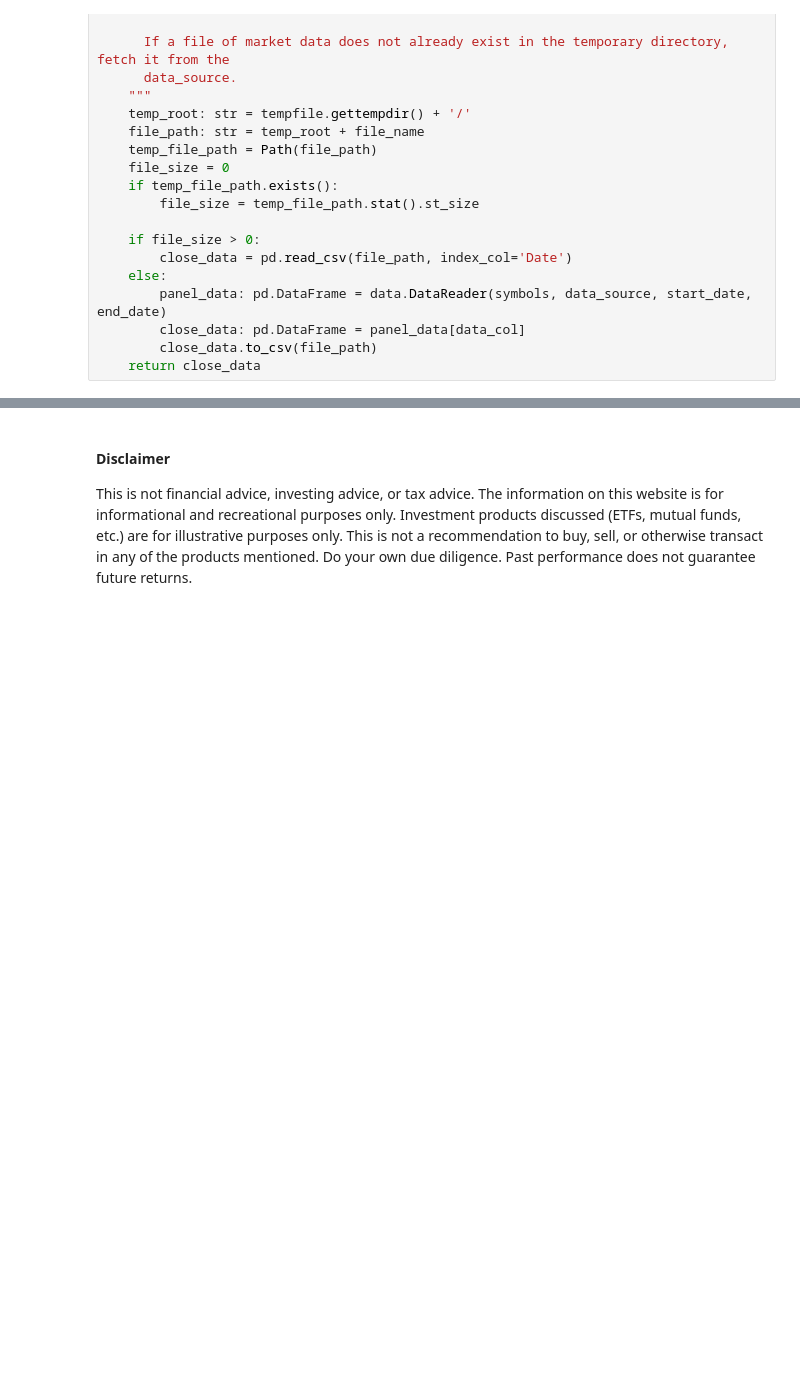
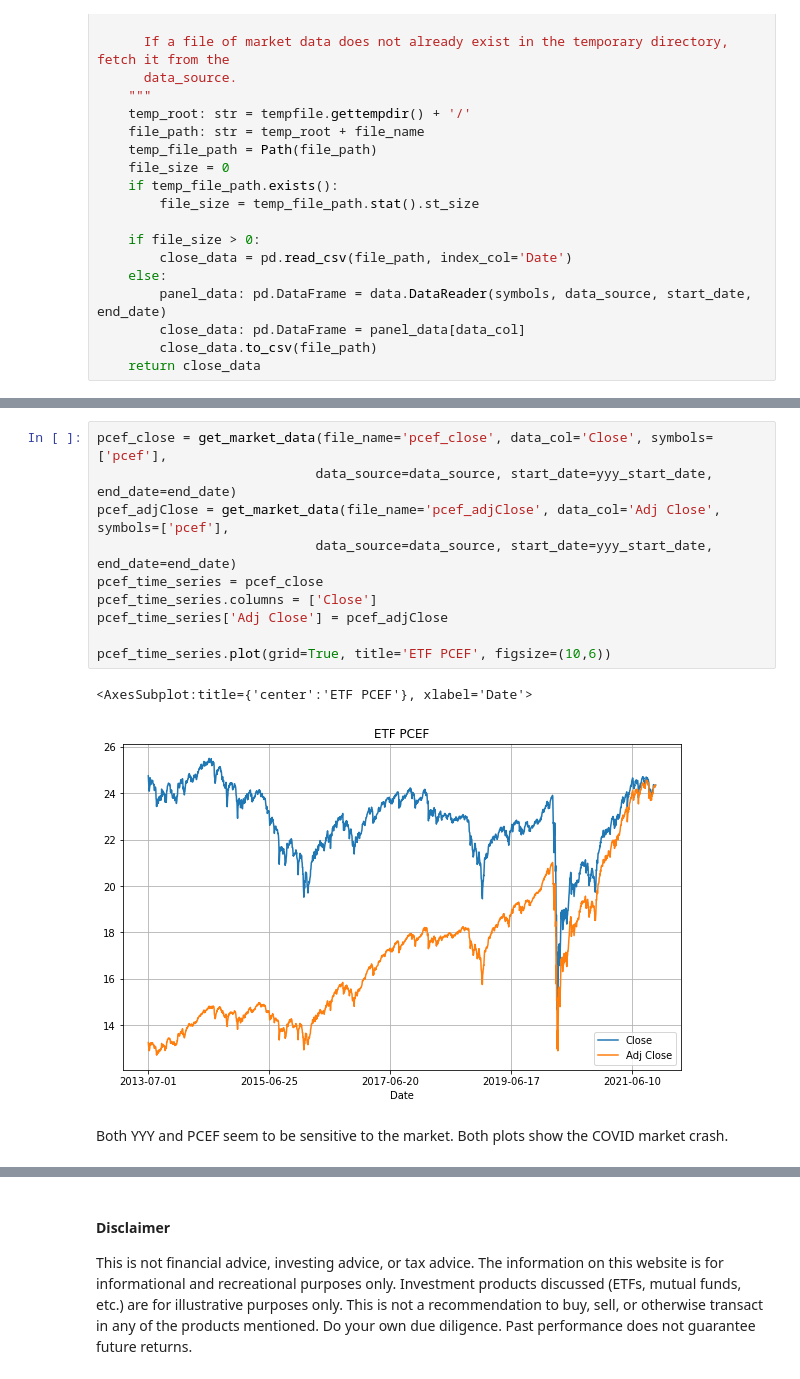
Before and after one commit to IanLKaplan/all_weather_portfolio, a Jupyter notebook: all_weather_portfolio.ipynb, the cells around one changed output, grey strips where cells are left out. Saved outputs shown, nothing was run; the diff lists cells and outputs as text; blank space fills up the shorter version.

```diff
--- a/all_weather_portfolio.ipynb
+++ b/all_weather_portfolio.ipynb
@@ -675,0 +780,15 @@ blackrock_moderate_allocation = "AOM"
+# %%
+pcef_close = get_market_data(file_name='pcef_close', data_col='Close', symbols=['pcef'],
+                            data_source=data_source, start_date=yyy_start_date, end_date=end_date)
+pcef_adjClose = get_market_data(file_name='pcef_adjClose', data_col='Adj Close', symbols=['pcef'],
+                            data_source=data_source, start_date=yyy_start_date, end_date=end_date)
+pcef_time_series = pcef_close
+pcef_time_series.columns = ['Close']
+pcef_time_series['Adj Close'] = pcef_adjClose
+
+pcef_time_series.plot(grid=True, title='ETF PCEF', figsize=(10,6))
+# %% [output]
+<AxesSubplot:title={'center':'ETF PCEF'}, xlabel='Date'>
+[figure, added]
+# %% [markdown]
+Both YYY and PCEF seem to be sensitive to the market. Both plots show the COVID market crash.
```
Also changed, not shown: parts of 8 cells of this notebook.
